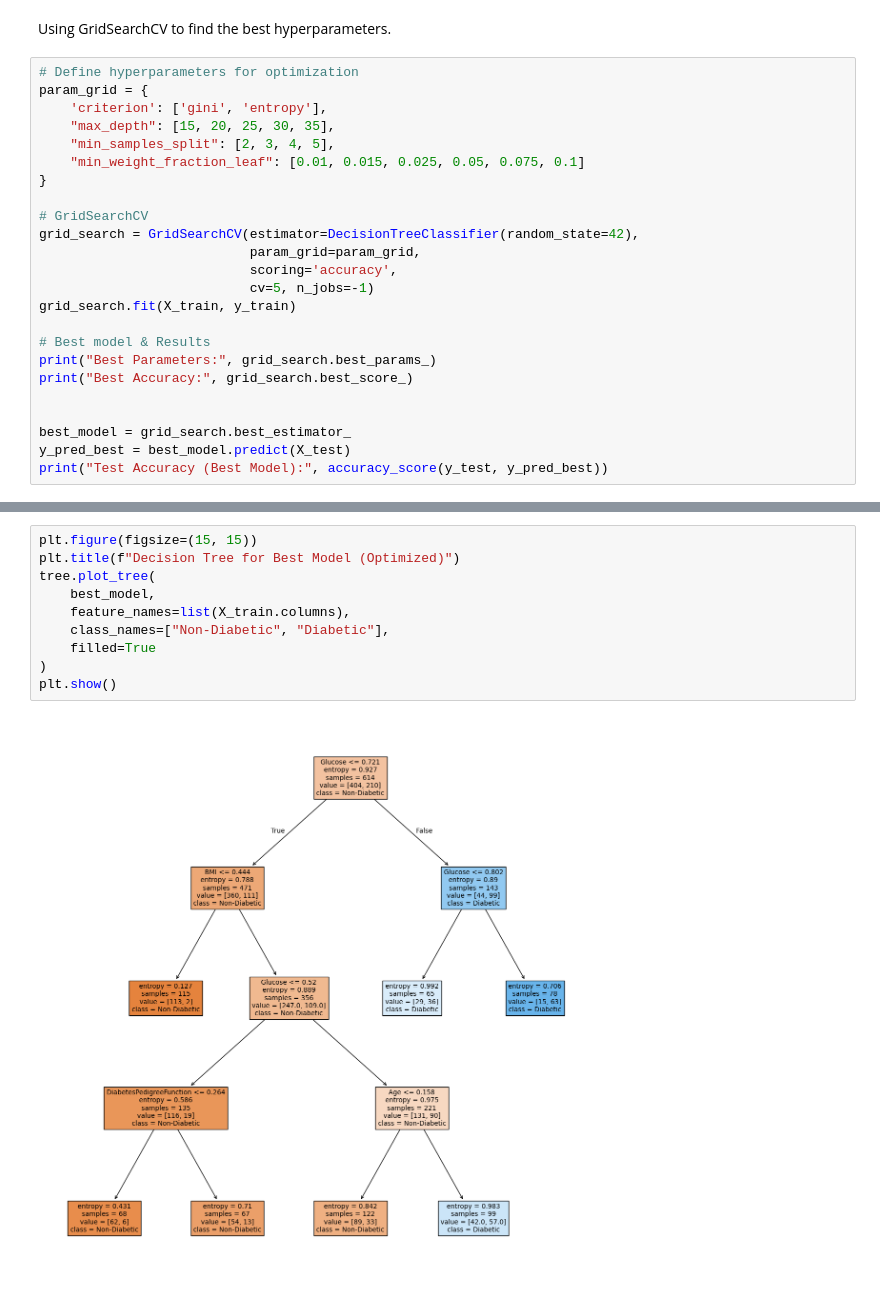
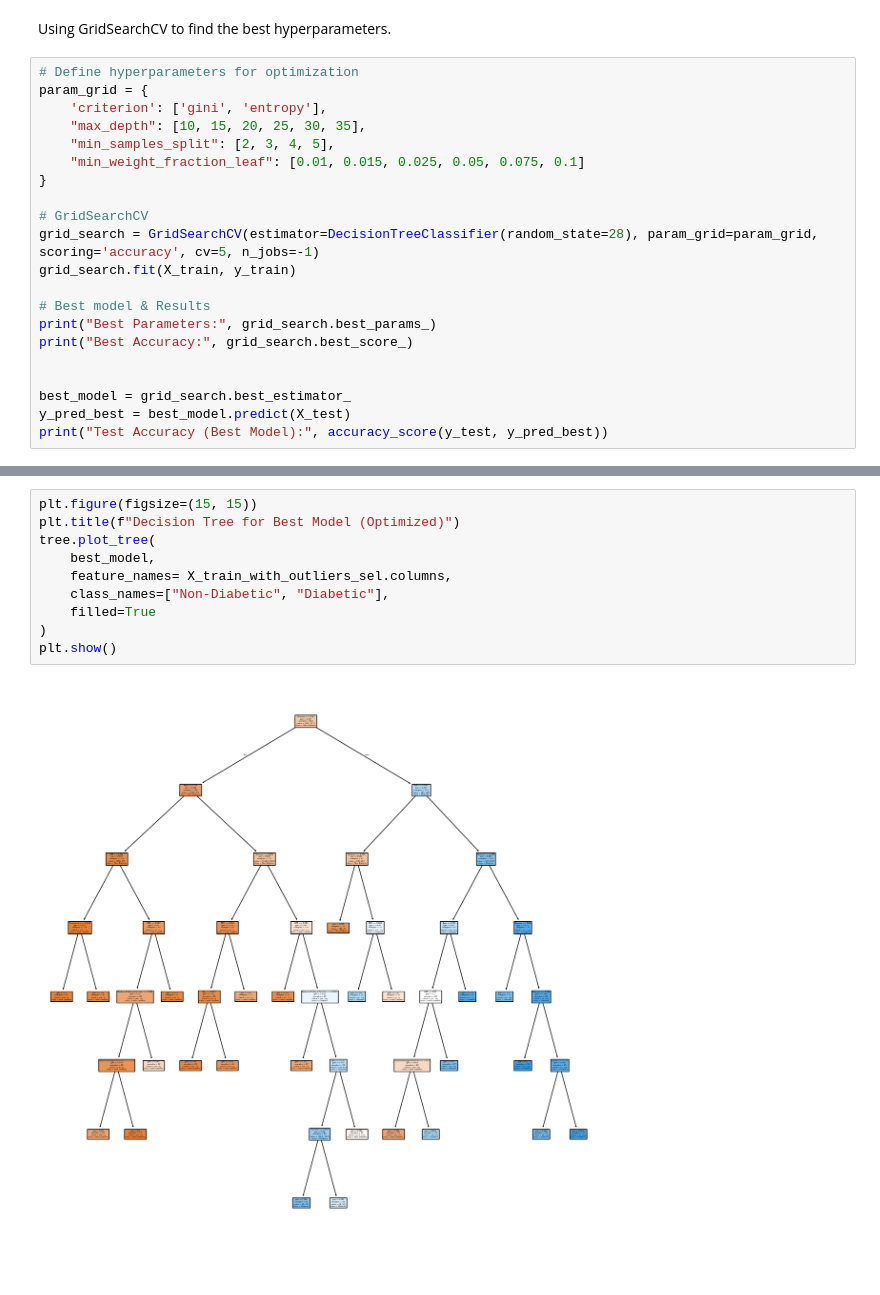
Before and after one commit to RitaViegas/RitaViegas---Decision-Tree-Project--main, a Jupyter notebook: src/explore.ipynb, the cells around one changed output, grey strips where cells are left out. Drawn from its saved outputs; the diff is of its cells as text.

```diff
--- a/src/explore.ipynb
+++ b/src/explore.ipynb
@@ -738,16 +738,13 @@ Using GridSearchCV to find the best hyperparameters.
 # Define hyperparameters for optimization
 param_grid = {
     'criterion': ['gini', 'entropy'],
-    "max_depth": [15, 20, 25, 30, 35],
+    "max_depth": [10, 15, 20, 25, 30, 35],
     "min_samples_split": [2, 3, 4, 5],
     "min_weight_fraction_leaf": [0.01, 0.015, 0.025, 0.05, 0.075, 0.1]
 }
 
 # GridSearchCV
-grid_search = GridSearchCV(estimator=DecisionTreeClassifier(random_state=42),
-                           param_grid=param_grid,
-                           scoring='accuracy',
-                           cv=5, n_jobs=-1)
+grid_search = GridSearchCV(estimator=DecisionTreeClassifier(random_state=28), param_grid=param_grid, scoring='accuracy', cv=5, n_jobs=-1)
 grid_search.fit(X_train, y_train)
 
 # Best model & Results
@@ -765,12 +762,12 @@ Test Accuracy (Best Model): 0.7532467532467533
 # %%
 plt.figure(figsize=(15, 15))
 plt.title(f"Decision Tree for Best Model (Optimized)")
 tree.plot_tree(
     best_model,
-    feature_names=list(X_train.columns),
+    feature_names= X_train_with_outliers_sel.columns,
     class_names=["Non-Diabetic", "Diabetic"],
     filled=True
 )
 plt.show()
 # %% [output]
-[figure, old version]
+[figure, new version]
```
Also changed, not shown: parts of 13 cells of this notebook, 26 other files.
